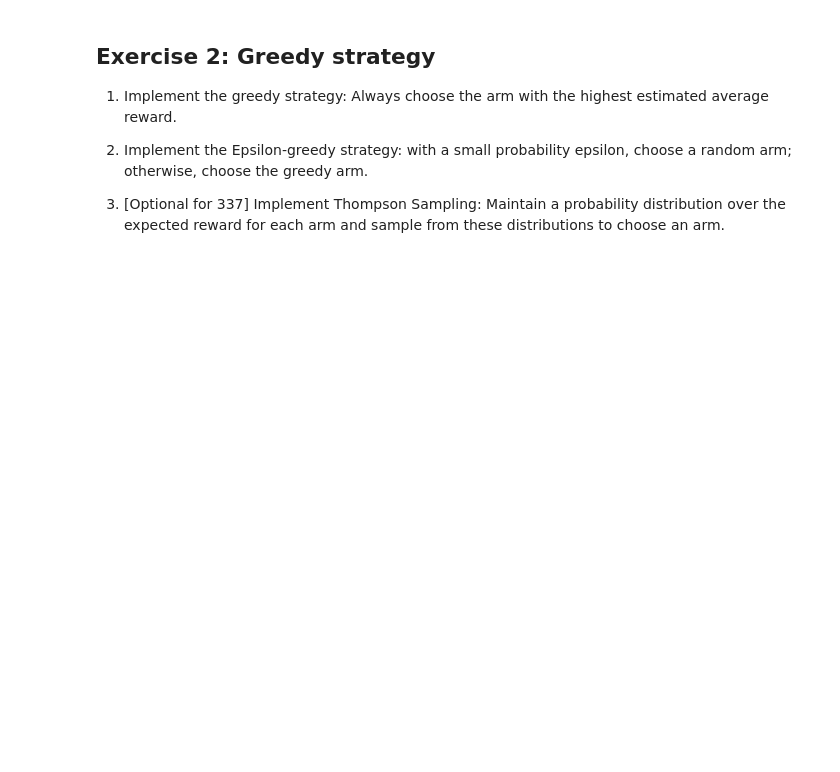
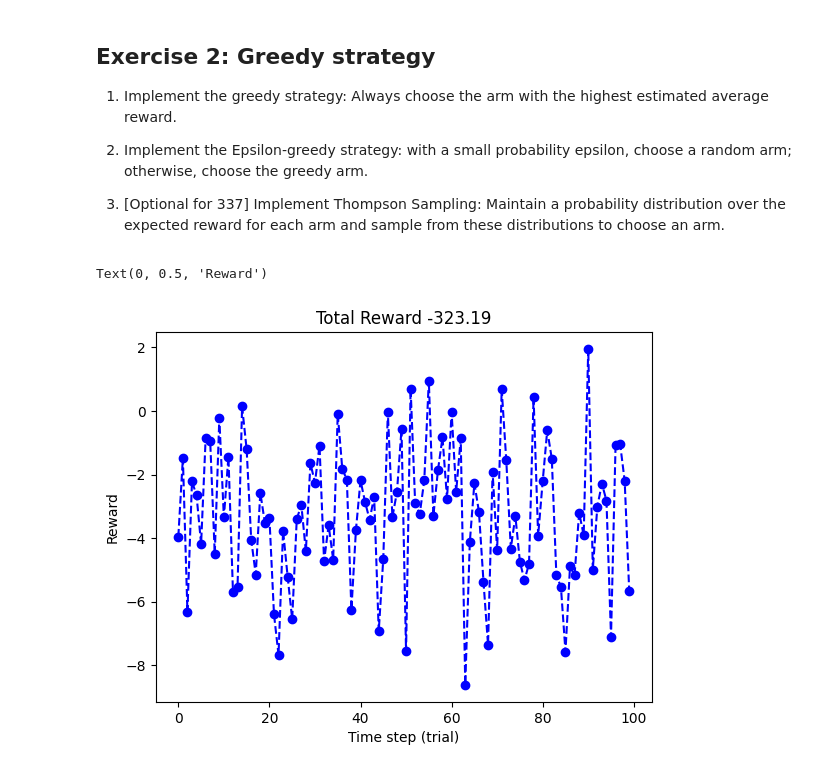
Before and after one commit to Jarvis-X/Aerial-Robotics-Course-Projects, a Jupyter notebook: lab1-bandit.ipynb, the cells around one changed output. Cells and saved outputs as stored; diff of their text form; code cells hidden in the pictures; blank space fills up the shorter version.

```diff
--- a/lab1-bandit.ipynb
+++ b/lab1-bandit.ipynb
@@ -116,3 +119,40 @@ Total reward is  -271.427049108527
 2. Implement the Epsilon-greedy strategy: with a small probability epsilon, choose a random arm; otherwise, choose the greedy arm.
 
 3. [Optional for 337] Implement Thompson Sampling: Maintain a probability distribution over the expected reward for each arm and sample from these distributions to choose an arm.
+# %%
+np.random.seed(seed)
+
+
+# Rewards
+rewards = []
+
+# For T trials, chose a random arm
+best_a = 0
+for t in range(0, 5):
+    a = t
+    reward = np.random.normal(bandit_mean[a], bandit_std[a])
+    rewards.append(reward)
+    if reward > rewards[best_a]:
+        best_a = t
+
+# Action: Choose a random arm
+for t in range(5, T):
+  # Action: Choose a random arm
+  a = best_a ############################ YOUR POLICY HERE #################
+
+  # Reward
+  r = np.random.normal(bandit_mean[a], bandit_std[a])
+  rewards.append(r)
+
+
+# Total reward
+total = sum(rewards)
+
+# Plot results
+plot(rewards, 'b--o', label='Rewards')
+plt.title("Total Reward %.2f"%total)
+xlabel("Time step (trial)")
+ylabel("Reward")
+# %% [output]
+Text(0, 0.5, 'Reward')
+[figure, added]
```
Also changed, not shown: parts of 2 cells of this notebook.
